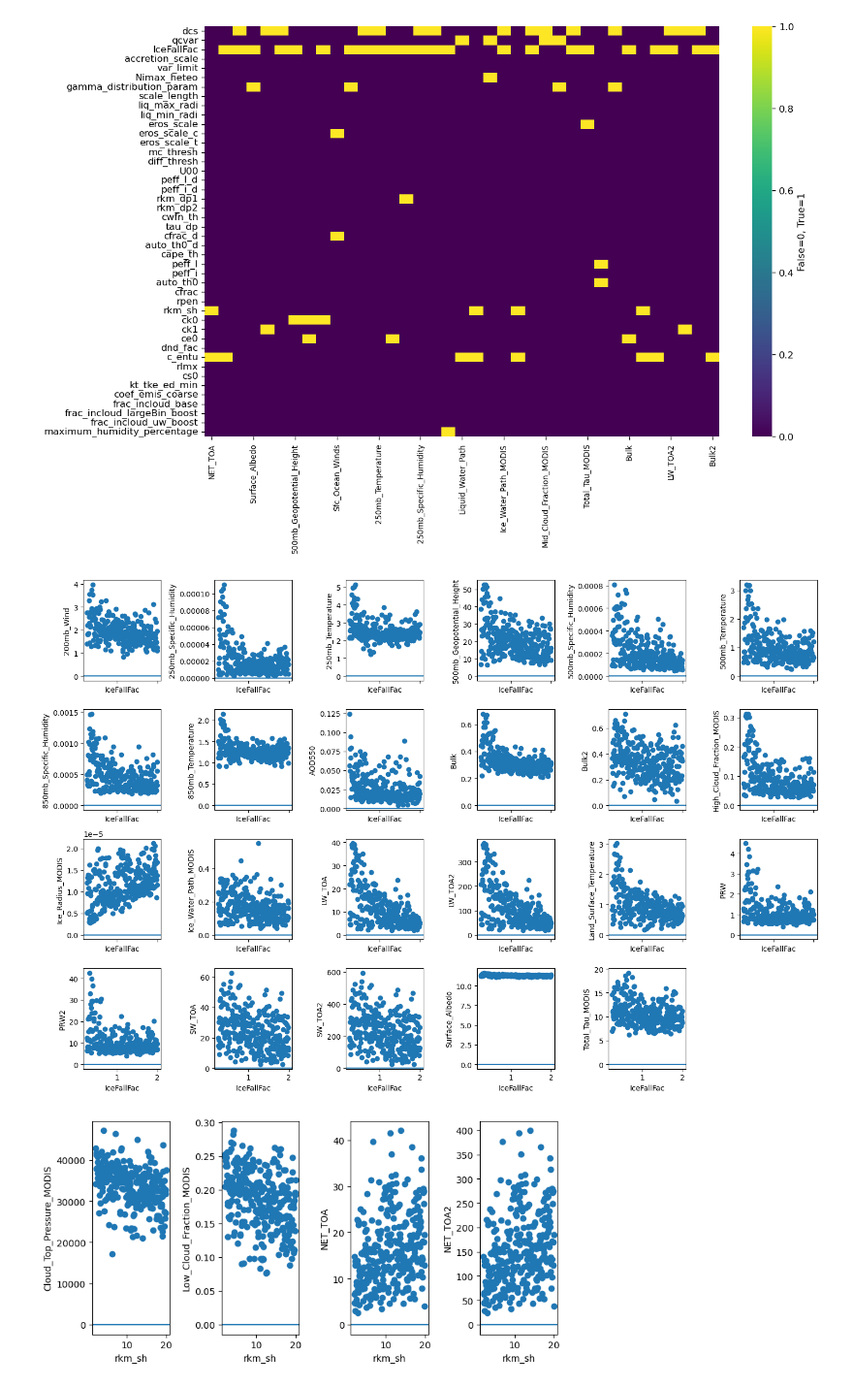
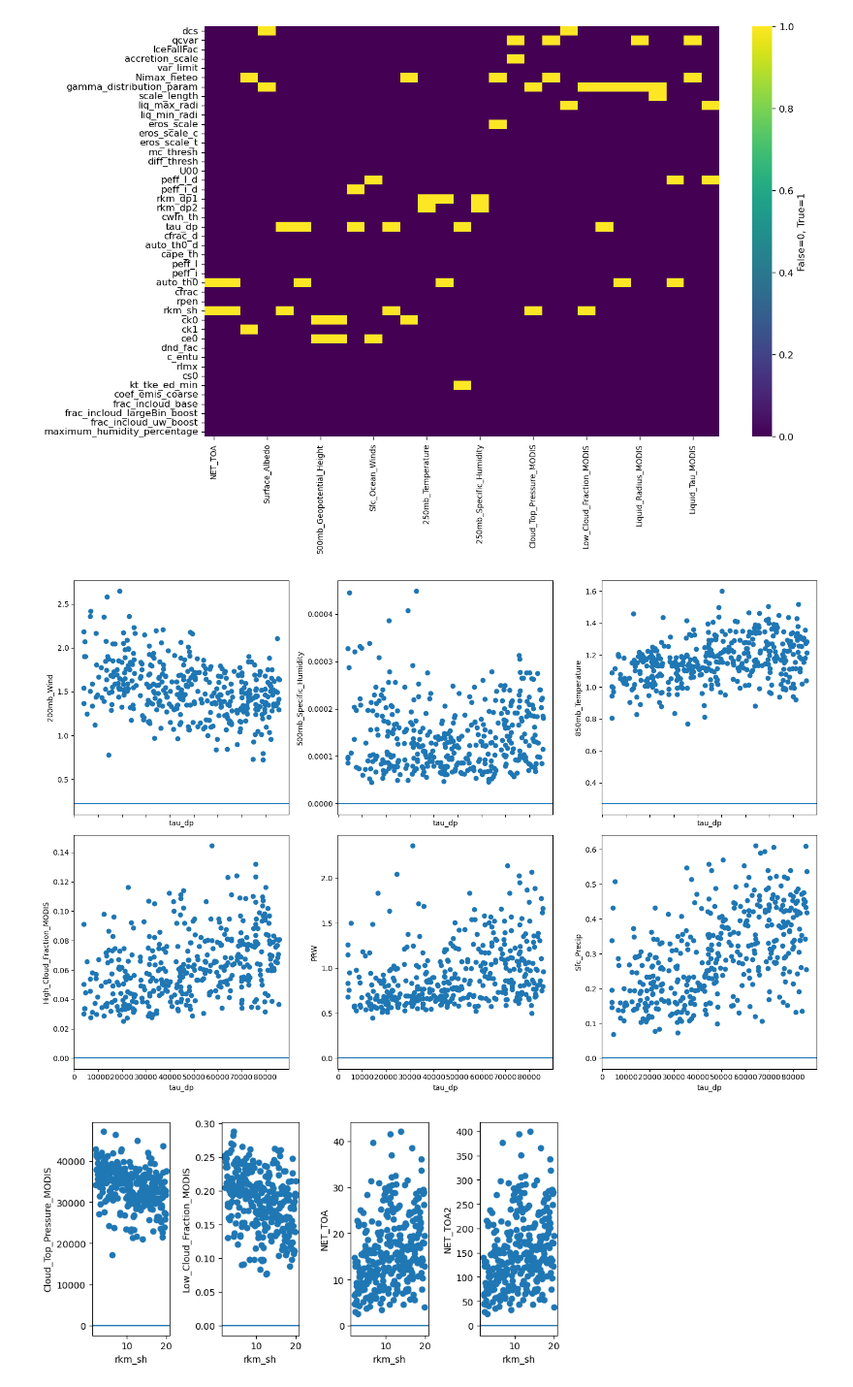
Before and after one commit to yiqioyang/proj2dhullsampler, a Jupyter notebook: notebooks/analyzing.ipynb, the cells around one changed output. Shown at 97% size. Drawn from its saved outputs; the diff is of its cells as text; code cells hidden in the pictures.

```diff
--- a/notebooks/analyzing.ipynb
+++ b/notebooks/analyzing.ipynb
@@ -27,13 +27,7 @@ from funs.analysis import (
     Analysis)
 # %%
 working_dir = '/glade/work/qingyuany/gfdl_esm/'
-case_name = "v1"
-#para = pd.read_csv("/glade/work/qingyuany/cam7_tuning/cam7/para/ppe0_original_scale.csv", index_col=0)
-#para = pd.read_csv("/glade/work/qingyuany/camml_re/v2/post_simulations/", index_col=0)
-#para = xr.open_dataset('/glade/work/addisus/scam_scripts/PPE_250_ensemble/parameter38_100.nc').to_dataframe()
-#para = xr.open_dataset('/glade/work/qingyuany/camml_re/v0/parameter_34_100.nc').to_dataframe().drop(columns = 'Sample_nmb')
+case_name = "v2"
 
 
-para = pd.read_csv("/glade/work/qingyuany/gfdl_esm/v0/PPE_input_parameters.csv", index_col=False)
-
-#nc = xr.open_dataset('/glade/work/qingyuany/camml_re/v1/post_simulations/batch_v1.nc').ppe_ind
+para = pd.read_csv("/glade/work/qingyuany/gfdl_esm/v2/gfdl_v2_para.csv", index_col=False)
@@ -51,11 +36,11 @@ analysis = Analysis(working_dir, case_name, para, threshold_level=2.5)
 # %%
 analysis.plot_onehot(figsize = (8, 6))
 # %% [output]
-[figure, old version]
+[figure, new version]
 # %%
-_ = analysis.plot_by_para('IceFallFac', ncols=6, figsize = (15,10))
+_ = analysis.plot_by_para('tau_dp', ncols=3, figsize = (15,10))
 # %% [output]
-[figure, old version]
+[figure, new version]
 # %%
 _ = analysis.plot_by_para('rkm_sh', ncols=6, figsize = (12,4))
 # %% [output]
```
Also changed, not shown: parts of 4 cells of this notebook.
